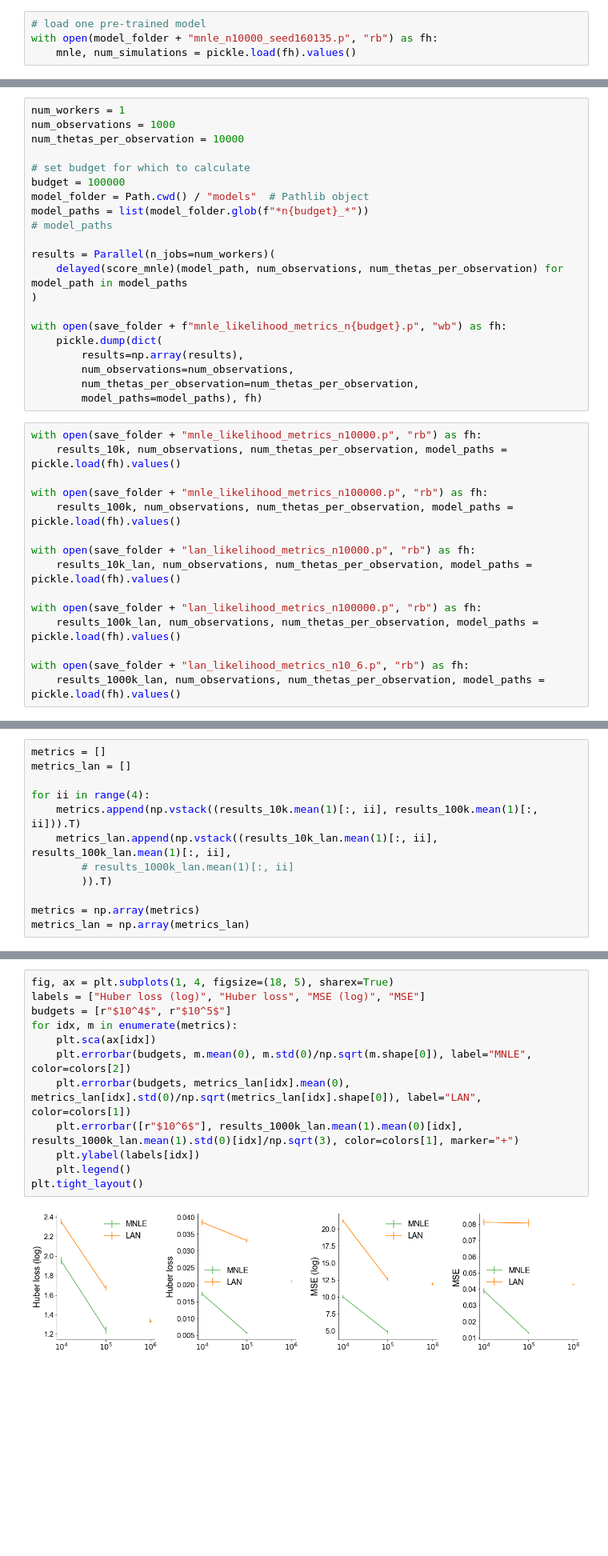
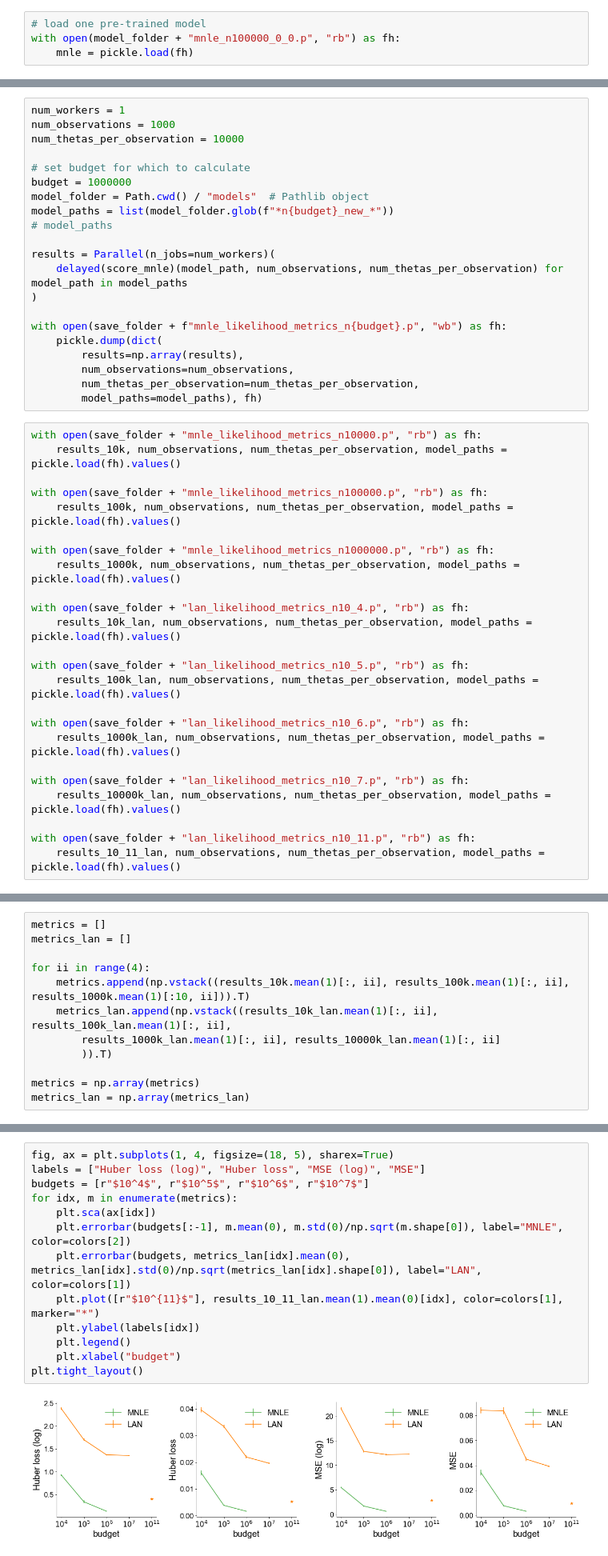
Before and after one commit to mackelab/mnle-for-ddms, a Jupyter notebook: notebooks/mnle-lan-comparison/compute_likelihood_metrics.ipynb, the cells around one changed output, grey strips where cells are left out. Shown at 80% size. Cells and saved outputs as stored; diff of their text form; blank space fills up the shorter version.

Commit message:
update nb, add posterior metrics nb.

```diff
--- a/notebooks/mnle-lan-comparison/compute_likelihood_metrics.ipynb
+++ b/notebooks/mnle-lan-comparison/compute_likelihood_metrics.ipynb
@@ -50,8 +54,8 @@ xos[xos_1d[:, 0] > 0, 1] = 1
 ## Calculate metrics from pre-trained models
 # %%
 # load one pre-trained model
-with open(model_folder + "mnle_n10000_seed160135.p", "rb") as fh:
-    mnle, num_simulations = pickle.load(fh).values()
+with open(model_folder + "mnle_n100000_0_0.p", "rb") as fh:
+    mnle = pickle.load(fh)
 # %%
 seed = torch.randint(100000, (1,)).item()
 
@@ -241,9 +270,9 @@ num_observations = 1000
 num_thetas_per_observation = 10000
 
 # set budget for which to calculate
-budget = 100000
+budget = 1000000
 model_folder = Path.cwd() / "models"  # Pathlib object
-model_paths = list(model_folder.glob(f"*n{budget}_*"))
+model_paths = list(model_folder.glob(f"*n{budget}_new_*"))
 # model_paths
 
 results = Parallel(n_jobs=num_workers)(
@@ -263,11 +292,20 @@ with open(save_folder + "mnle_likelihood_metrics_n10000.p", "rb") as fh:
 with open(save_folder + "mnle_likelihood_metrics_n100000.p", "rb") as fh:
     results_100k, num_observations, num_thetas_per_observation, model_paths = pickle.load(fh).values()
 
-with open(save_folder + "lan_likelihood_metrics_n10000.p", "rb") as fh:
+with open(save_folder + "mnle_likelihood_metrics_n1000000.p", "rb") as fh:
+    results_1000k, num_observations, num_thetas_per_observation, model_paths = pickle.load(fh).values()
+
+with open(save_folder + "lan_likelihood_metrics_n10_4.p", "rb") as fh:
     results_10k_lan, num_observations, num_thetas_per_observation, model_paths = pickle.load(fh).values()
 
-with open(save_folder + "lan_likelihood_metrics_n100000.p", "rb") as fh:
+with open(save_folder + "lan_likelihood_metrics_n10_5.p", "rb") as fh:
     results_100k_lan, num_observations, num_thetas_per_observation, model_paths = pickle.load(fh).values()
 
 with open(save_folder + "lan_likelihood_metrics_n10_6.p", "rb") as fh:
     results_1000k_lan, num_observations, num_thetas_per_observation, model_paths = pickle.load(fh).values()
+
+with open(save_folder + "lan_likelihood_metrics_n10_7.p", "rb") as fh:
+    results_10000k_lan, num_observations, num_thetas_per_observation, model_paths = pickle.load(fh).values()
+
+with open(save_folder + "lan_likelihood_metrics_n10_11.p", "rb") as fh:
+    results_10_11_lan, num_observations, num_thetas_per_observation, model_paths = pickle.load(fh).values()
@@ -276,9 +318,9 @@ metrics = []
 metrics_lan = []
 
 for ii in range(4):
-    metrics.append(np.vstack((results_10k.mean(1)[:, ii], results_100k.mean(1)[:, ii])).T)
+    metrics.append(np.vstack((results_10k.mean(1)[:, ii], results_100k.mean(1)[:, ii], results_1000k.mean(1)[:10, ii])).T)
     metrics_lan.append(np.vstack((results_10k_lan.mean(1)[:, ii], results_100k_lan.mean(1)[:, ii],
-        # results_1000k_lan.mean(1)[:, ii]
+        results_1000k_lan.mean(1)[:, ii], results_10000k_lan.mean(1)[:, ii]
         )).T)
 
 metrics = np.array(metrics)
@@ -292,14 +341,15 @@ metrics.shape, metrics_lan.shape
 # %%
 fig, ax = plt.subplots(1, 4, figsize=(18, 5), sharex=True)
 labels = ["Huber loss (log)", "Huber loss", "MSE (log)", "MSE"]
-budgets = [r"$10^4$", r"$10^5$"]
+budgets = [r"$10^4$", r"$10^5$", r"$10^6$", r"$10^7$"]
 for idx, m in enumerate(metrics):
     plt.sca(ax[idx])
-    plt.errorbar(budgets, m.mean(0), m.std(0)/np.sqrt(m.shape[0]), label="MNLE", color=colors[2])
+    plt.errorbar(budgets[:-1], m.mean(0), m.std(0)/np.sqrt(m.shape[0]), label="MNLE", color=colors[2])
     plt.errorbar(budgets, metrics_lan[idx].mean(0), metrics_lan[idx].std(0)/np.sqrt(metrics_lan[idx].shape[0]), label="LAN", color=colors[1])
-    plt.errorbar([r"$10^6$"], results_1000k_lan.mean(1).mean(0)[idx], results_1000k_lan.mean(1).std(0)[idx]/np.sqrt(3), color=colors[1], marker="+")
+    plt.plot([r"$10^{11}$"], results_10_11_lan.mean(1).mean(0)[idx], color=colors[1], marker="*")
     plt.ylabel(labels[idx])
     plt.legend()
+    plt.xlabel("budget")
 plt.tight_layout()
 # %% [output]
-[figure, old version]
+[figure, new version]
```
Also changed, not shown: parts of 8 cells of this notebook, 1 other file.
